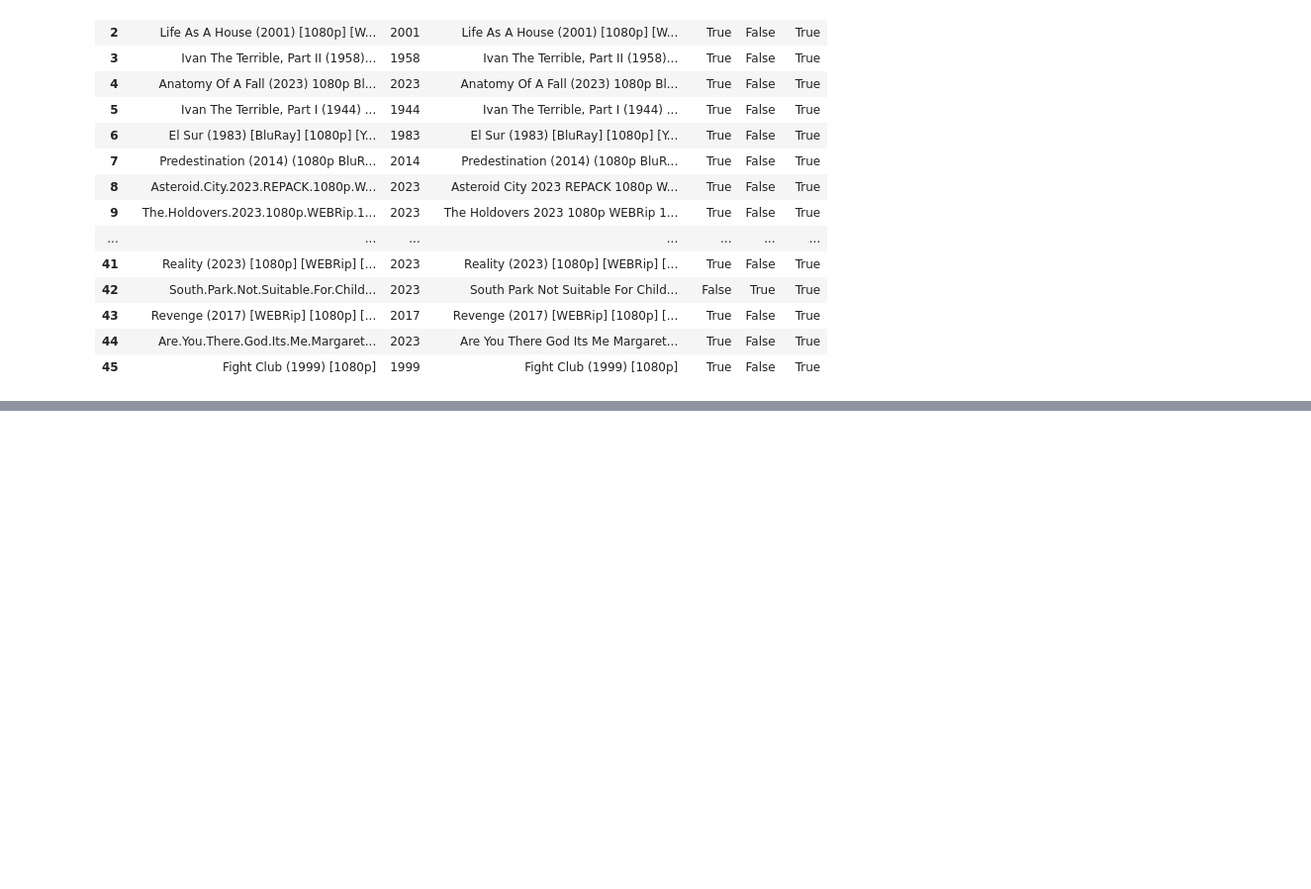
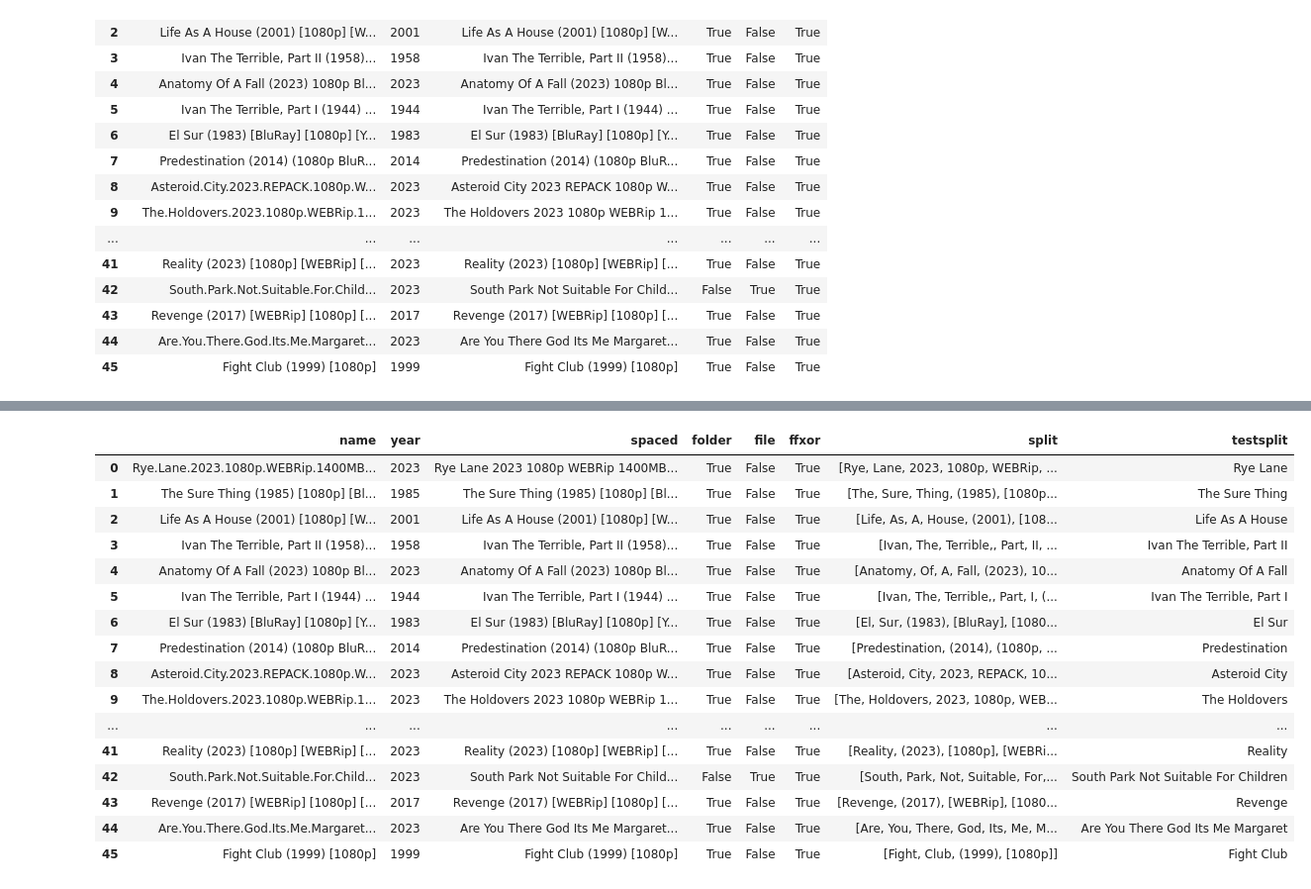
Before and after one commit to mmmbarendse/morganizer, a Jupyter notebook: explo/00_fetch_movielist.ipynb, the cells around one changed output, grey strips where cells are left out. Shown at 99% size. Cells and saved outputs as stored; diff of their text form; code cells hidden in the pictures; blank space fills up the shorter version.

```diff
--- a/explo/00_fetch_movielist.ipynb
+++ b/explo/00_fetch_movielist.ipynb
@@ -99,0 +105,2 @@ df
+# %%
+df['stringlist'] = df['spaced'].split(' ')
@@ -99,0 +109,3 @@ df
+# %%
+df["split"] = df.apply(lambda s : (s["spaced"].split(' ')), axis=1)
+df
@@ -99,0 +130,21 @@ df
+# %%
+df['testsplit'] = df.apply(lambda r : r.spaced.split(r.year)[0].replace('(', '').replace('[', ''), axis=1)
+df
+# %% [output]
+|  | name | year | spaced | folder | file | ffxor | split | testsplit |
+| 0 | Rye.Lane.2023.1080p.WEBRip.1400MB... | 2023 | Rye Lane 2023 1080p WEBRip 1400MB... | True | False | True | [Rye, Lane, 2023, 1080p, WEBRip, ... | Rye Lane |
+| 1 | The Sure Thing (1985) [1080p] [Bl... | 1985 | The Sure Thing (1985) [1080p] [Bl... | True | False | True | [The, Sure, Thing, (1985), [1080p... | The Sure Thing |
+| 2 | Life As A House (2001) [1080p] [W... | 2001 | Life As A House (2001) [1080p] [W... | True | False | True | [Life, As, A, House, (2001), [108... | Life As A House |
+| 3 | Ivan The Terrible, Part II (1958)... | 1958 | Ivan The Terrible, Part II (1958)... | True | False | True | [Ivan, The, Terrible,, Part, II, ... | Ivan The Terrible, Part II |
+| 4 | Anatomy Of A Fall (2023) 1080p Bl... | 2023 | Anatomy Of A Fall (2023) 1080p Bl... | True | False | True | [Anatomy, Of, A, Fall, (2023), 10... | Anatomy Of A Fall |
+| 5 | Ivan The Terrible, Part I (1944) ... | 1944 | Ivan The Terrible, Part I (1944) ... | True | False | True | [Ivan, The, Terrible,, Part, I, (... | Ivan The Terrible, Part I |
+| 6 | El Sur (1983) [BluRay] [1080p] [Y... | 1983 | El Sur (1983) [BluRay] [1080p] [Y... | True | False | True | [El, Sur, (1983), [BluRay], [1080... | El Sur |
+| 7 | Predestination (2014) (1080p BluR... | 2014 | Predestination (2014) (1080p BluR... | True | False | True | [Predestination, (2014), (1080p, ... | Predestination |
+| 8 | Asteroid.City.2023.REPACK.1080p.W... | 2023 | Asteroid City 2023 REPACK 1080p W... | True | False | True | [Asteroid, City, 2023, REPACK, 10... | Asteroid City |
+| 9 | The.Holdovers.2023.1080p.WEBRip.1... | 2023 | The Holdovers 2023 1080p WEBRip 1... | True | False | True | [The, Holdovers, 2023, 1080p, WEB... | The Holdovers |
+| ... | ... | ... | ... | ... | ... | ... | ... | ... |
+| 41 | Reality (2023) [1080p] [WEBRip] [... | 2023 | Reality (2023) [1080p] [WEBRip] [... | True | False | True | [Reality, (2023), [1080p], [WEBRi... | Reality |
+| 42 | South.Park.Not.Suitable.For.Child... | 2023 | South Park Not Suitable For Child... | False | True | True | [South, Park, Not, Suitable, For,... | South Park Not Suitable For Children |
+| 43 | Revenge (2017) [WEBRip] [1080p] [... | 2017 | Revenge (2017) [WEBRip] [1080p] [... | True | False | True | [Revenge, (2017), [WEBRip], [1080... | Revenge |
+| 44 | Are.You.There.God.Its.Me.Margaret... | 2023 | Are You There God Its Me Margaret... | True | False | True | [Are, You, There, God, Its, Me, M... | Are You There God Its Me Margaret |
+| 45 | Fight Club (1999) [1080p] | 1999 | Fight Club (1999) [1080p] | True | False | True | [Fight, Club, (1999), [1080p]] | Fight Club |
```
Also changed, not shown: parts of 5 cells of this notebook, 4 other files.
